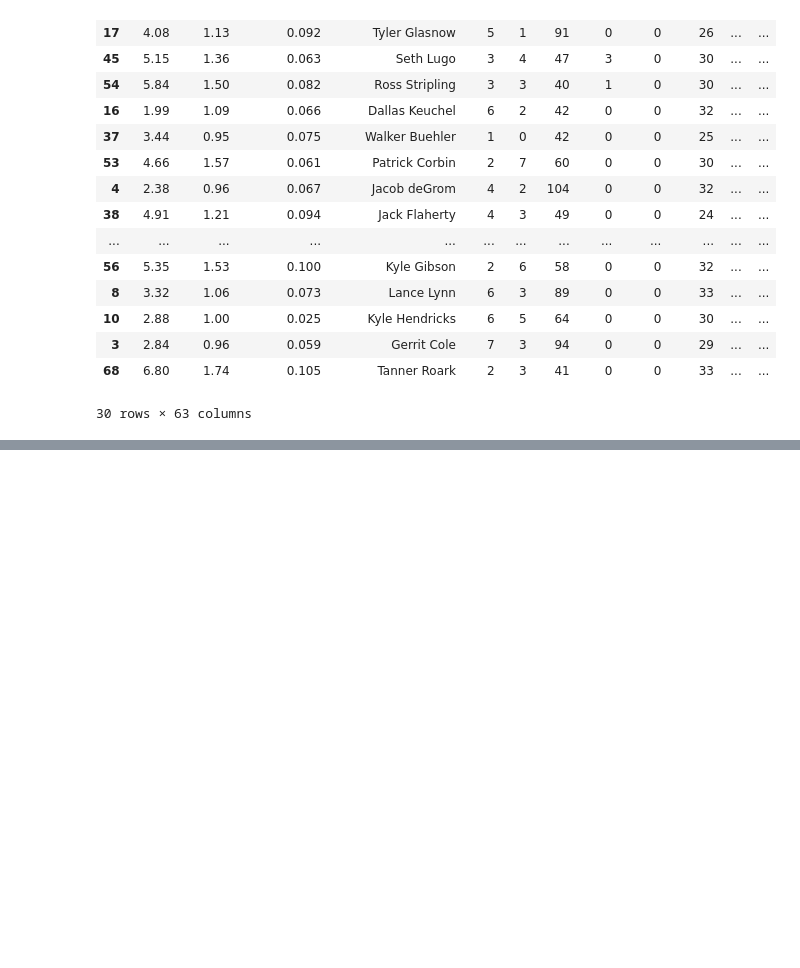
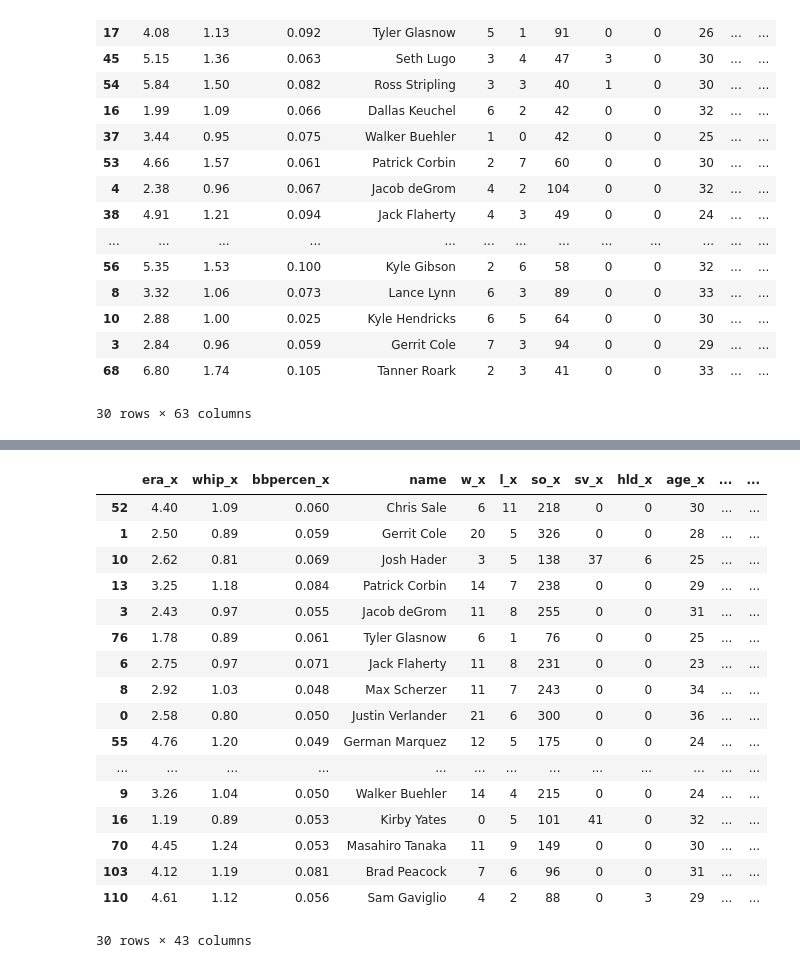
Before and after one commit to RiverJAM/Ultimate-Fantasy-Baseball-Eval-Tool, a Jupyter notebook: Top_Thirty_2021.ipynb, the cells around one changed output, grey strips where cells are left out. Cells and saved outputs as stored; diff of their text form; code cells hidden in the pictures; blank space fills up the shorter version.

```diff
--- a/Top_Thirty_2021.ipynb
+++ b/Top_Thirty_2021.ipynb
@@ -436,0 +521,47 @@ RazzSeason.head(30)
+# %%
+### 3 years of data starting in 2018 to get X values
+
+year = '2018'
+SeasonOne = pitchers.loc[ (pitchers['season']==int(year))]
+RazzSeason = pitchers.loc[ (pitchers['season']==(int(year)+1))]
+
+
+
+SeasonOne = SeasonOne[['era', 'whip','bbpercen','name', 'w','l', 'so', 'sv','hld','age','war', 'g','ip', 'hr', 'bb', 'ibb', 'hbp', 'babip','xfip','gbpercen', 'fbpercen' ]]
+RazzSeason = RazzSeason[['era', 'whip','bbpercen','name', 'w','l', 'so', 'sv','hld','age','war', 'g','ip', 'hr', 'bb', 'ibb', 'hbp', 'babip','xfip','gbpercen', 'fbpercen' ]]
+
+RazzSeason = RazzSeason.merge(SeasonOne , on='name')
+
+X= RazzSeason[['era_x', 'whip_x', 'w_x', 'l_x',
+     'hld_x', 'war_x', 'ip_x', 'hr_x',
+   'bb_x', 'ibb_x', 'hbp_x', 'xfip_x', 'gbpercen_x',
+   'fbpercen_x', 'era_y', 'whip_y', 'w_y', 'l_y', 'so_y',
+   'sv_y', 'hld_y', 'war_y', 'ip_y', 'hr_y', 'bb_y',
+   'ibb_y', 'hbp_y', 'xfip_y', 'gbpercen_y', 'fbpercen_y']]
+# %%
+### Top 30 Pitchers 3-year model
+Twenty_One_Prediction = model.predict(X)
+RazzSeason['predicted_val'] = Twenty_One_Prediction
+
+RazzSeason['predictions_ranks'] =RazzSeason['predicted_val'].rank(ascending=False)
+RazzSeason =RazzSeason.sort_values(by=['predictions_ranks'], ascending=True)
+RazzSeason.head(30)
+# %% [output]
+|  | era_x | whip_x | bbpercen_x | name | w_x | l_x | so_x | sv_x | hld_x | age_x | ... | ... |
+| 52 | 4.40 | 1.09 | 0.060 | Chris Sale | 6 | 11 | 218 | 0 | 0 | 30 | ... | ... |
+| 1 | 2.50 | 0.89 | 0.059 | Gerrit Cole | 20 | 5 | 326 | 0 | 0 | 28 | ... | ... |
+| 10 | 2.62 | 0.81 | 0.069 | Josh Hader | 3 | 5 | 138 | 37 | 6 | 25 | ... | ... |
+| 13 | 3.25 | 1.18 | 0.084 | Patrick Corbin | 14 | 7 | 238 | 0 | 0 | 29 | ... | ... |
+| 3 | 2.43 | 0.97 | 0.055 | Jacob deGrom | 11 | 8 | 255 | 0 | 0 | 31 | ... | ... |
+| 76 | 1.78 | 0.89 | 0.061 | Tyler Glasnow | 6 | 1 | 76 | 0 | 0 | 25 | ... | ... |
+| 6 | 2.75 | 0.97 | 0.071 | Jack Flaherty | 11 | 8 | 231 | 0 | 0 | 23 | ... | ... |
+| 8 | 2.92 | 1.03 | 0.048 | Max Scherzer | 11 | 7 | 243 | 0 | 0 | 34 | ... | ... |
+| 0 | 2.58 | 0.80 | 0.050 | Justin Verlander | 21 | 6 | 300 | 0 | 0 | 36 | ... | ... |
+| 55 | 4.76 | 1.20 | 0.049 | German Marquez | 12 | 5 | 175 | 0 | 0 | 24 | ... | ... |
+| ... | ... | ... | ... | ... | ... | ... | ... | ... | ... | ... | ... | ... |
+| 9 | 3.26 | 1.04 | 0.050 | Walker Buehler | 14 | 4 | 215 | 0 | 0 | 24 | ... | ... |
+| 16 | 1.19 | 0.89 | 0.053 | Kirby Yates | 0 | 5 | 101 | 41 | 0 | 32 | ... | ... |
+| 70 | 4.45 | 1.24 | 0.053 | Masahiro Tanaka | 11 | 9 | 149 | 0 | 0 | 30 | ... | ... |
+| 103 | 4.12 | 1.19 | 0.081 | Brad Peacock | 7 | 6 | 96 | 0 | 0 | 31 | ... | ... |
+| 110 | 4.61 | 1.12 | 0.056 | Sam Gaviglio | 4 | 2 | 88 | 0 | 3 | 29 | ... | ... |
+30 rows × 43 columns
```
Also changed, not shown: parts of 5 cells of this notebook, 2 other files.
